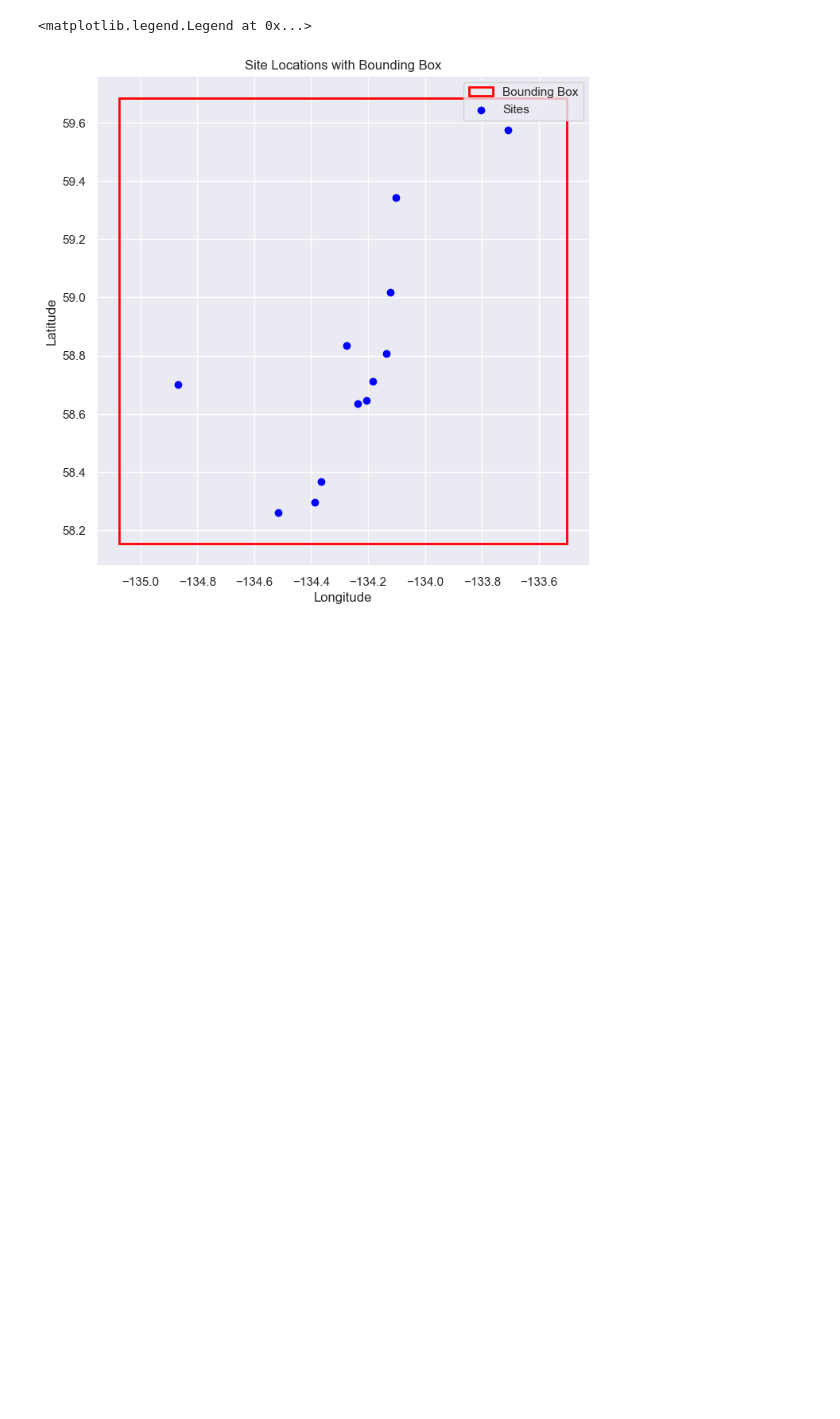
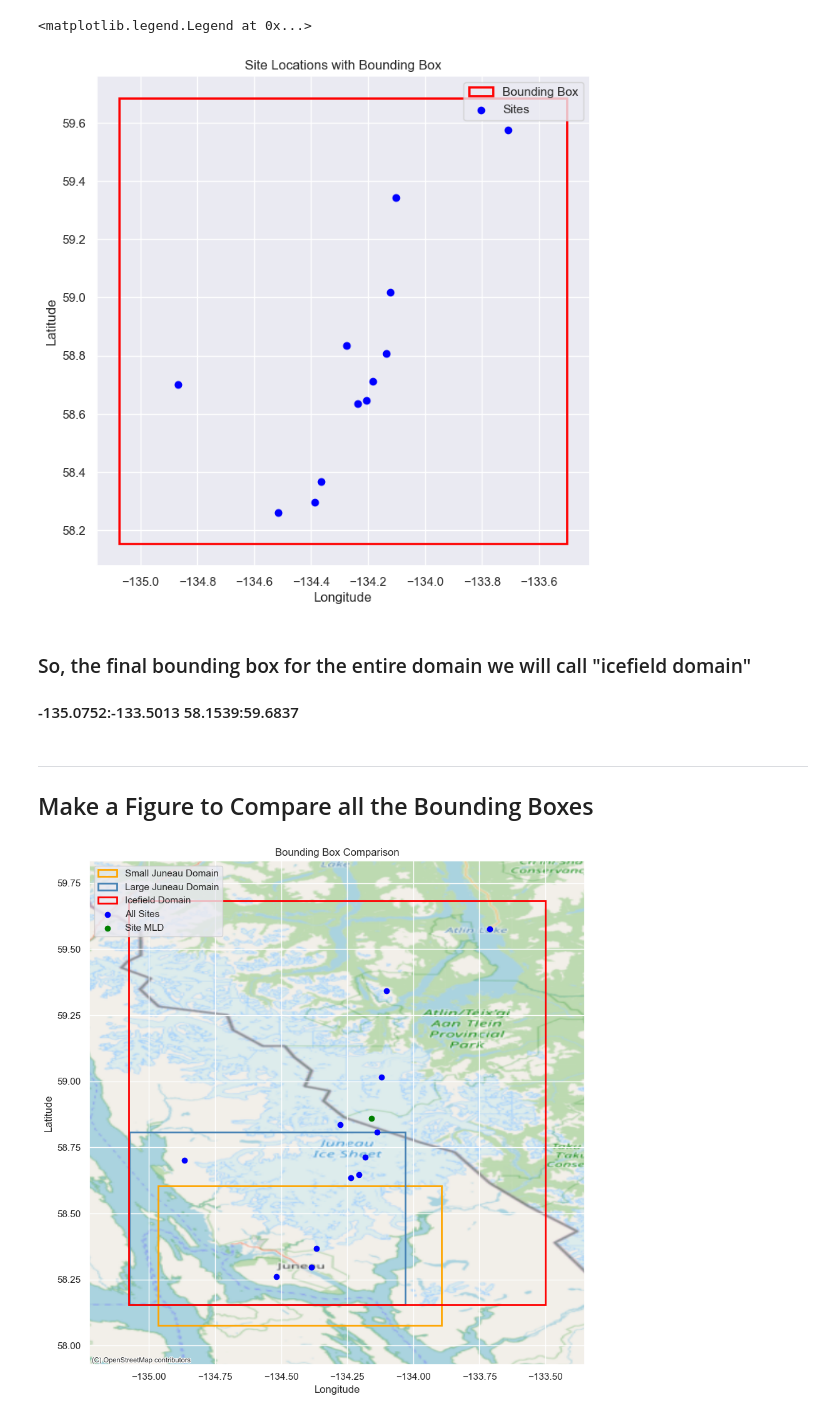
Before and after one commit to cassielumbrazo/snow_modeling_point, a Jupyter notebook: 1_create_bounding_box.ipynb, the cells around one changed output. Saved outputs shown, nothing was run; the diff lists cells and outputs as text; code cells hidden in the pictures; blank space fills up the shorter version.

Commit message:
start icefield domain, and run tkg4 initial set up

```diff
--- a/1_create_bounding_box.ipynb
+++ b/1_create_bounding_box.ipynb
@@ -305,3 +311,74 @@ plt.legend()
 # %% [output]
 <matplotlib.legend.Legend at 0x...>
 [figure]
+# %% [markdown]
+### So, the final bounding box for the entire domain we will call "icefield domain"
+
+#### -135.0752:-133.5013 58.1539:59.6837
+# %% [markdown]
+_____________________________________________________________
+## Make a Figure to Compare all the Bounding Boxes
+# %%
+
+# --- All three bounding boxes + basemap ---
+
+# Old Powder Patch bbox (hardcoded)
+pp_xmin, pp_xmax = -134.964, -133.893
+pp_ymin, pp_ymax = 58.077, 58.603
+
+# Compute overall plot extent to fit all three boxes
+all_lons = [pp_xmin, pp_xmax, bbox_main["lon_min"], bbox_main["lon_max"], bbox_all["lon_min"], bbox_all["lon_max"]]
+all_lats = [pp_ymin, pp_ymax, bbox_main["lat_min"], bbox_main["lat_max"], bbox_all["lat_min"], bbox_all["lat_max"]]
+
+pad = 0.15
+fig, ax = plt.subplots(figsize=(9, 10))
+ax.set_xlim(min(all_lons) - pad, max(all_lons) + pad)
+ax.set_ylim(min(all_lats) - pad, max(all_lats) + pad)
+ax.set_aspect('equal')
+
+# Basemap
+try:
+    ctx.add_basemap(ax, crs="EPSG:4326", source=ctx.providers.OpenStreetMap.Mapnik, zoom=8)
+except Exception as e:
+    print(f"Basemap failed to load: {e}. Proceeding without it.")
+
+# 1. Old Powder Patch bbox (orange)
+rect_pp = Rectangle(
+    (pp_xmin, pp_ymin), pp_xmax - pp_xmin, pp_ymax - pp_ymin,
+    linewidth=2, edgecolor='orange', facecolor='none', label='Small Juneau Domain'
+)
+ax.add_patch(rect_pp)
+
+# 2. Main (Juneau area) bbox (blue)
+rect_main = Rectangle(
+    (bbox_main["lon_min"], bbox_main["lat_min"]),
+    bbox_main["lon_max"] - bbox_main["lon_min"],
+    bbox_main["lat_max"] - bbox_main["lat_min"],
+    linewidth=2, edgecolor='steelblue', facecolor='none', label='Large Juneau Domain'
+)
+ax.add_patch(rect_main)
+
+# 3. Icefield / all-sites bbox (red)
+rect_all = Rectangle(
+    (bbox_all["lon_min"], bbox_all["lat_min"]),
+    bbox_all["lon_max"] - bbox_all["lon_min"],
+    bbox_all["lat_max"] - bbox_all["lat_min"],
+    linewidth=2, edgecolor='red', facecolor='none', label='Icefield Domain'
+)
+ax.add_patch(rect_all)
+
+# Sites
+ax.scatter(sites_all["lon"], sites_all["lat"], color='blue', zorder=5, label='All Sites')
+
+# site MLD is 58.85892, -134.15728
+plt.scatter(-134.15728, 58.85892, color='green', label='Site MLD')
+
+ax.set_xlabel('Longitude')
+ax.set_ylabel('Latitude')
+ax.set_title('Bounding Box Comparison')
+ax.legend(loc='upper left')
+
+plt.tight_layout()
+plt.show()
+# %% [output]
+[figure, added]
```
Also changed, not shown: parts of 4 cells of this notebook, 3 other files.
